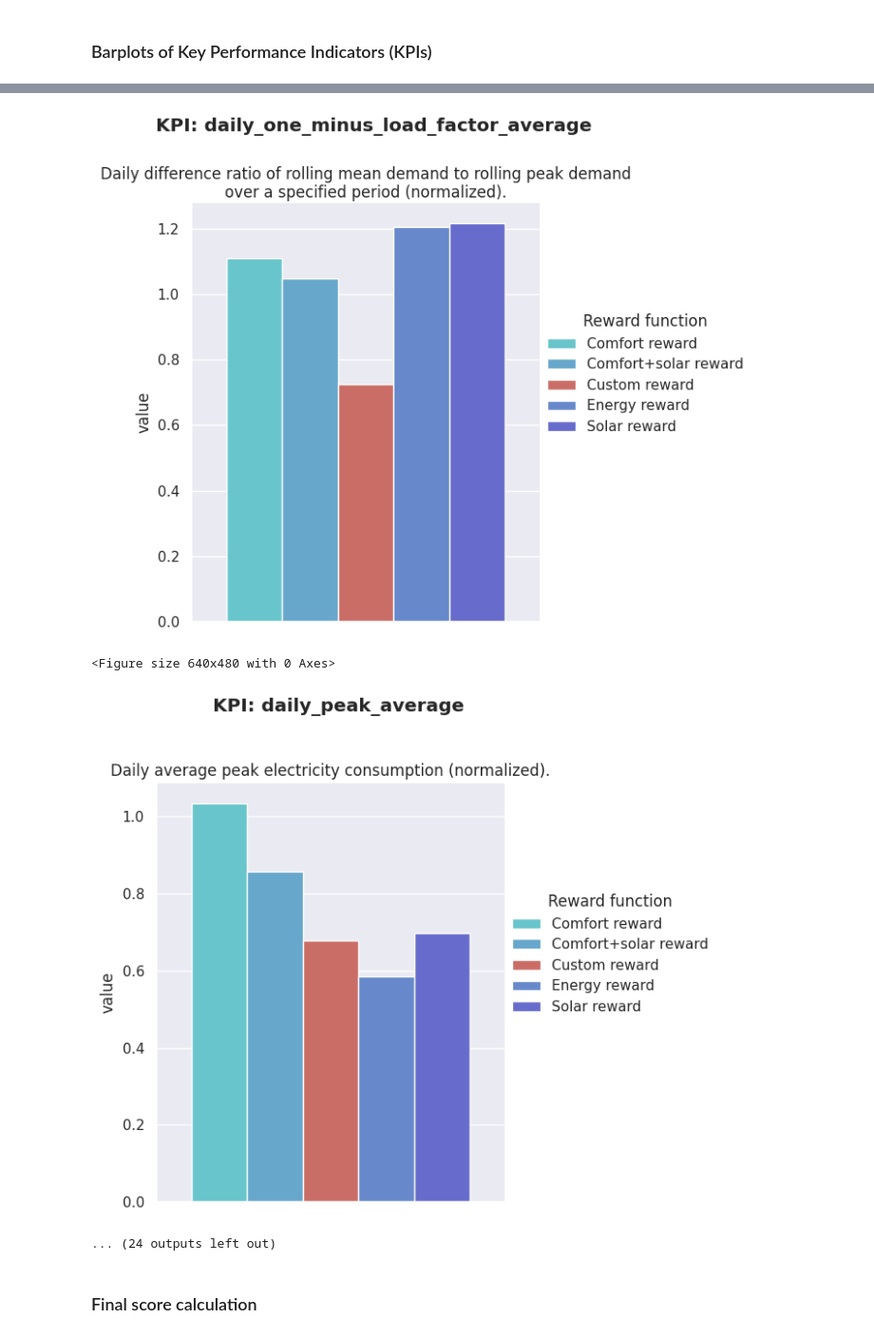
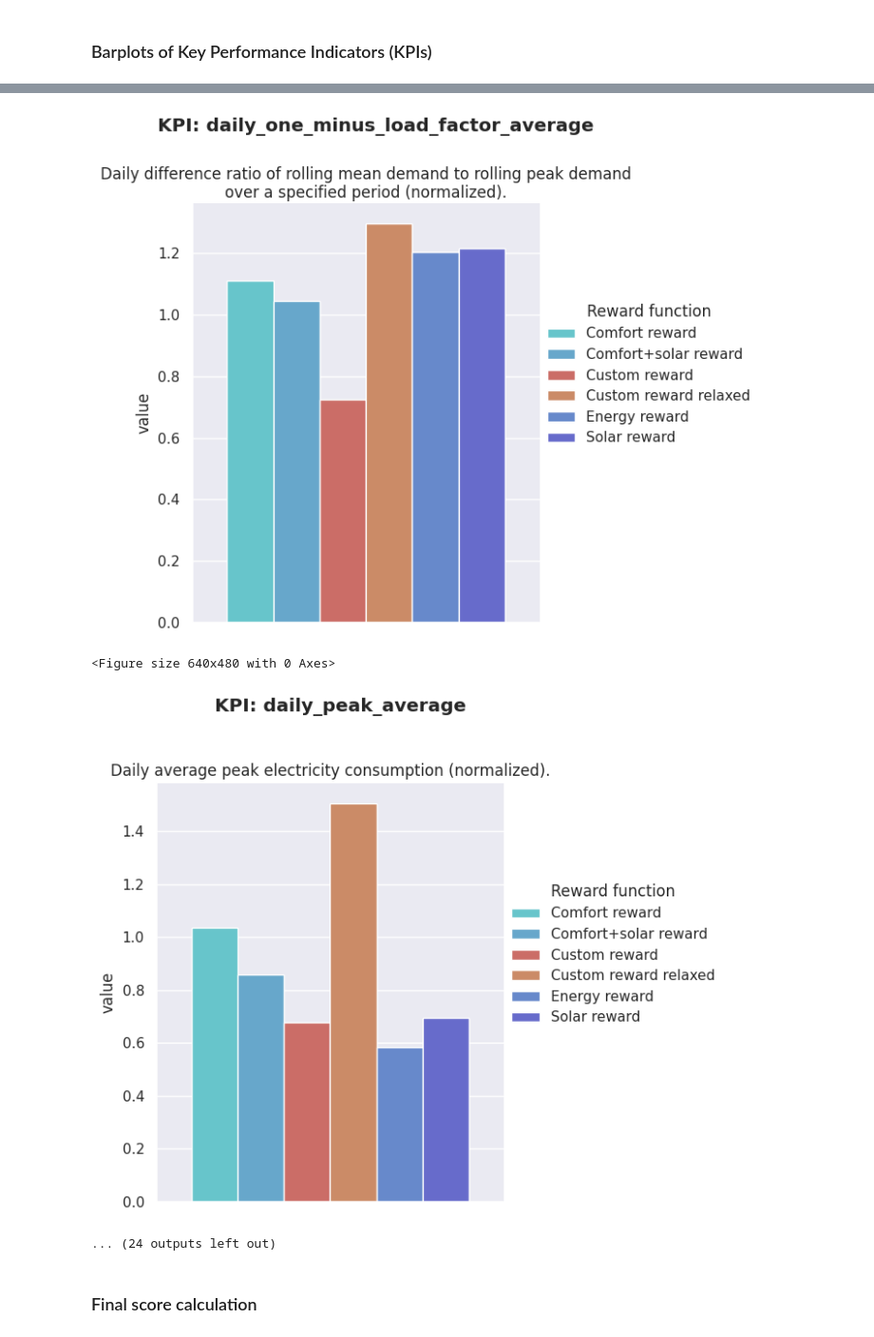
Before and after one commit to hkolstee/masterThesis, a Jupyter notebook: reward_func_evaluation.ipynb, the cells around one changed output, grey strips where cells are left out. Shown at 95% size. Drawn from its saved outputs; the diff is of its cells as text; code cells hidden in the pictures.

```diff
--- a/reward_func_evaluation.ipynb
+++ b/reward_func_evaluation.ipynb
@@ -56,8 +59,8 @@ model_solarcomfort_reward.set_env(env)
 model_custom_reward = SAC.load("habrok_training_results/simple_policy/training_custom_reward3/models/custom_reward_SAC.zip")
 model_custom_reward.set_env(env)
 
-model_custom_reward2 = SAC.load("habrok_training_results/simple_policy/training_custom_reward5/models/custom_reward_SAC.zip")
-model_custom_reward2.set_env(env)
+model_relax_custom_reward = SAC.load("habrok_training_results/simple_policy/training_relax_custom_reward3/models/custom_reward_SAC.zip")
+model_relax_custom_reward.set_env(env)
 # %% [markdown]
 ### Evaluate
 # %%
@@ -101,7 +104,7 @@ kpis_comfort = evaluate(model_comfort_reward, env, "Comfort reward", 4)
 kpis_solar = evaluate(model_solar_reward, env, "Solar reward", 4)
 kpis_solarcomfort = evaluate(model_solarcomfort_reward, env, "Comfort+solar reward", 4)
 kpis_custom = evaluate(model_custom_reward, env, "Custom reward", 4)
-# kpis_custom2 = evaluate(model_custom_reward2, env, "Custom reward (2)", 4)
+kpis_relax_custom = evaluate(model_relax_custom_reward, env, "Custom reward relaxed", 4)
 # %%
 kpis = pd.DataFrame()
 
@@ -110,7 +113,7 @@ kpis = kpis.append(kpis_comfort)
 kpis = kpis.append(kpis_solar)
 kpis = kpis.append(kpis_solarcomfort)
 kpis = kpis.append(kpis_custom)
-# kpis = kpis.append(kpis_custom2)
+kpis = kpis.append(kpis_relax_custom)
 
 desc_list = []
 for function in kpis["cost_function"]:
@@ -204,7 +254,8 @@ def plotKpi(cost_func, values):
     plt.figure()
 
     sns.set_palette(sns.color_palette("hls", 20))
-    barplot = sns.catplot(data = values, y = "District", kind = "bar", hue = "Reward function", palette=["C10", "C11", "C0", "C12", "C13"])
+    barplot = sns.catplot(data = values, y = "District", kind = "bar", hue = "Reward function", palette=["C10", "C11", "C0", "C1", "C12", "C13"])
+    # barplot = sns.catplot(data = values, y = "District", kind = "bar", hue = "Reward function", palette=["C10", "C11", "C0", "C12", "C13"])
     plt.title(values.index.get_level_values("description")[0], wrap = True)
     barplot.set_axis_labels("", "value")
     plt.suptitle("KPI: " + cost_func, weight = "bold", x = 0.43, y = 1.15)
@@ -215,7 +266,8 @@ def plotKpi(cost_func, values):
     plt.close()
 # %%
 sns.set_theme()
-sns.set_palette(sns.color_palette("hls", 20))
+# sns.set_palette(sns.color_palette("pastel"))
+# sns.set_palette(sns.color_palette("hls", 20))
 
 for cost_func, values in kpis.groupby(level = 0):
     plotKpi(cost_func, values)
@@ -231,7 +283,7 @@ for cost_func, values in kpis.groupby(level = 0):
 <Figure size 640x480 with 0 Axes>
-[figure, old version]
+[figure, new version]
 <Figure size 640x480 with 0 Axes>
-[figure, old version]
+[figure, new version]
 ... (24 outputs left out)
 # %% [markdown]
 ### Final score calculation
```
Also changed, not shown: parts of 18 cells of this notebook, 22 other files.
